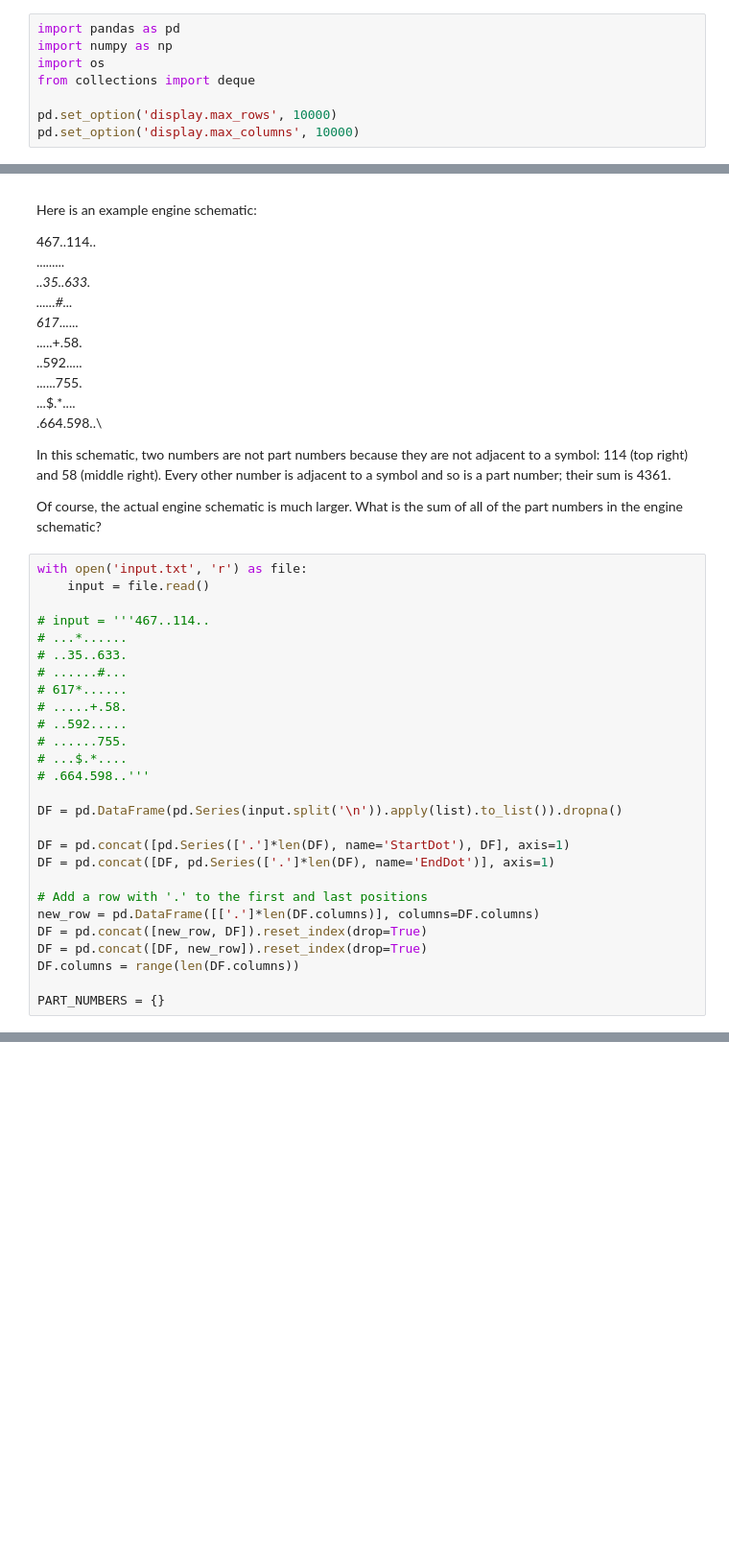
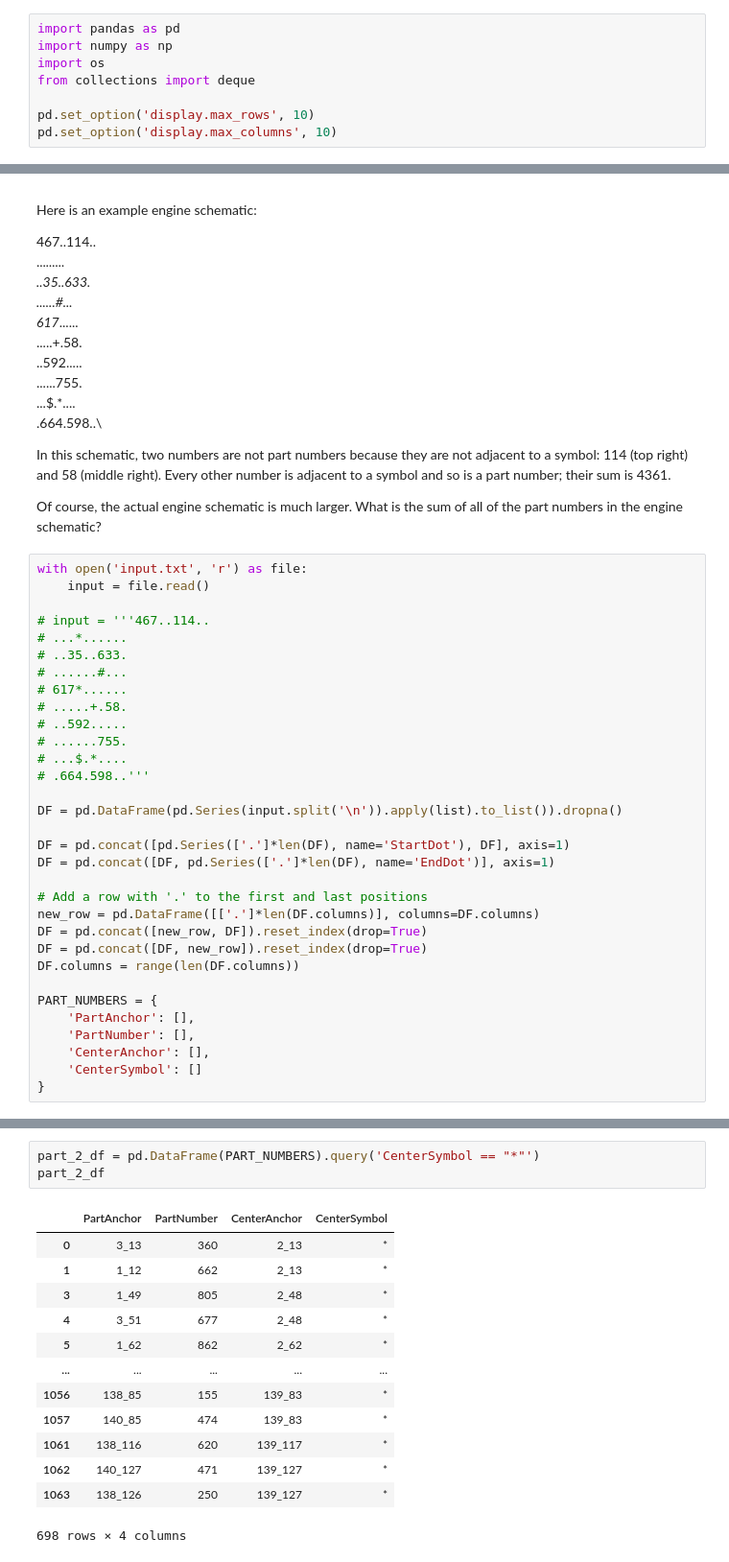
Before and after one commit to xavierparaujo/advent_of_code, a Jupyter notebook: 2023/Day3/Day3.ipynb, the cells around one changed output, grey strips where cells are left out. Shown at 96% size. Saved outputs shown, nothing was run; the diff lists cells and outputs as text; blank space fills up the shorter version.

```diff
--- a/2023/Day3/Day3.ipynb
+++ b/2023/Day3/Day3.ipynb
@@ -4,8 +4,8 @@ import numpy as np
 import os
 from collections import deque
 
-pd.set_option('display.max_rows', 10000)
-pd.set_option('display.max_columns', 10000)
+pd.set_option('display.max_rows', 10)
+pd.set_option('display.max_columns', 10)
 # %% [markdown]
 # Day 3 Gear Ratios
 You and the Elf eventually reach a gondola lift station; he says the gondola lift will take you up to the water source, but this is as far as he can bring you. You go inside.
@@ -62,4 +62,9 @@ DF = pd.concat([new_row, DF]).reset_index(drop=True)
 DF = pd.concat([DF, new_row]).reset_index(drop=True)
 DF.columns = range(len(DF.columns))
 
-PART_NUMBERS = {}
+PART_NUMBERS = {
+    'PartAnchor': [],
+    'PartNumber': [],
+    'CenterAnchor': [],
+    'CenterSymbol': []
+}
@@ -220,0 +241,17 @@ sum(PART_NUMBERS.values())
+# %%
+part_2_df = pd.DataFrame(PART_NUMBERS).query('CenterSymbol == "*"')
+part_2_df
+# %% [output]
+|  | PartAnchor | PartNumber | CenterAnchor | CenterSymbol |
+| 0 | 3_13 | 360 | 2_13 | * |
+| 1 | 1_12 | 662 | 2_13 | * |
+| 3 | 1_49 | 805 | 2_48 | * |
+| 4 | 3_51 | 677 | 2_48 | * |
+| 5 | 1_62 | 862 | 2_62 | * |
+| ... | ... | ... | ... | ... |
+| 1056 | 138_85 | 155 | 139_83 | * |
+| 1057 | 140_85 | 474 | 139_83 | * |
+| 1061 | 138_116 | 620 | 139_117 | * |
+| 1062 | 140_127 | 471 | 139_127 | * |
+| 1063 | 138_126 | 250 | 139_127 | * |
+698 rows × 4 columns
```
Also changed, not shown: parts of 8 cells of this notebook.
